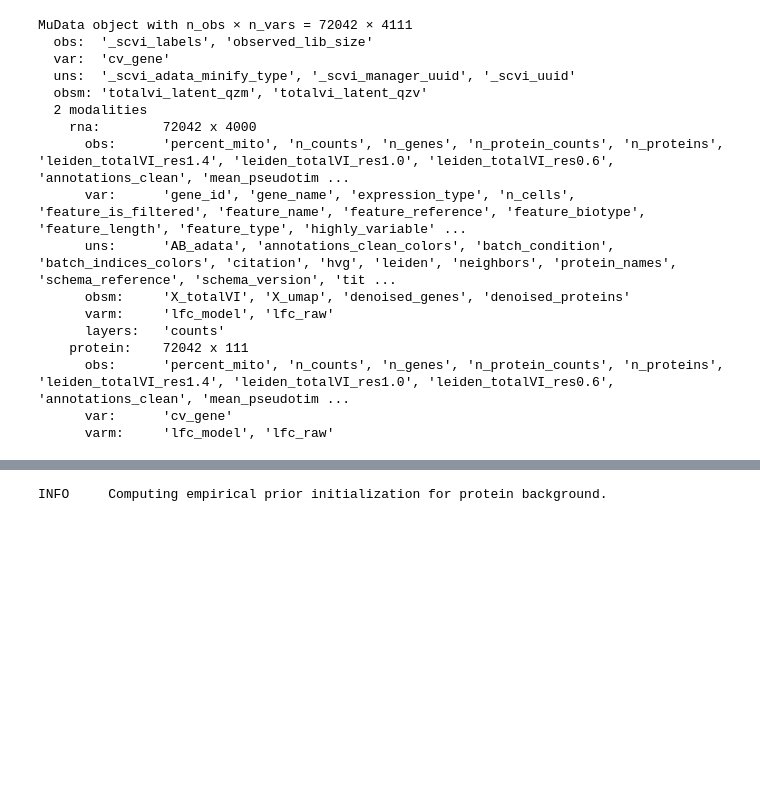
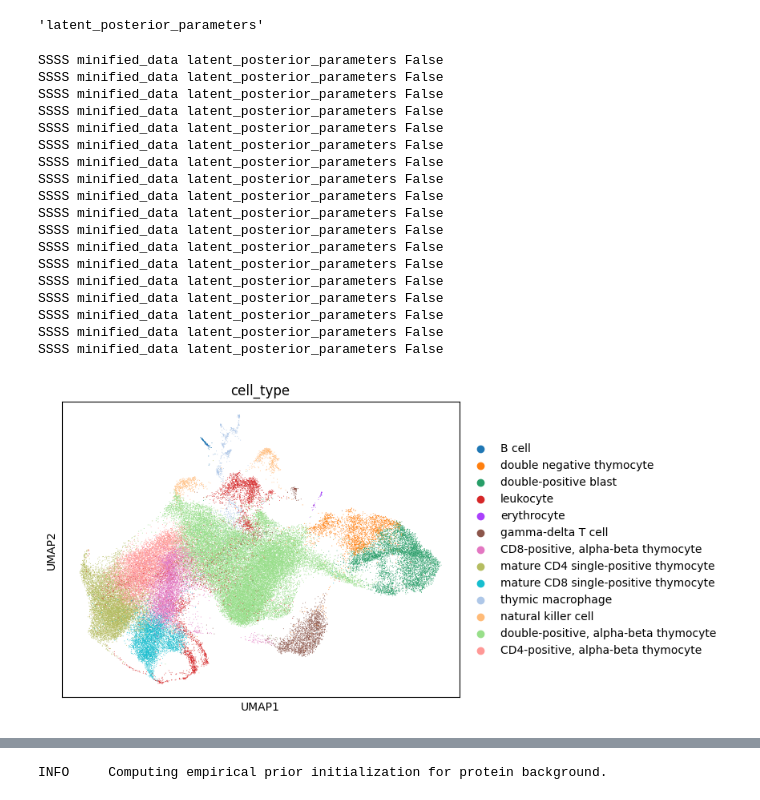
Before and after one commit to YosefLab/scvi-hub-models, a Jupyter notebook: src/scvi_hub_models/test.ipynb, the cells around one changed output, grey strips where cells are left out. Cells and saved outputs as stored; diff of their text form; code cells hidden in the pictures; blank space fills up the shorter version.

```diff
--- a/src/scvi_hub_models/test.ipynb
+++ b/src/scvi_hub_models/test.ipynb
@@ -3,0 +166,9 @@
+# %%
+hmo = HubModel.pull_from_huggingface_hub(
+    repo_name="scvi-tools/mouse_thymus_cite_totalvi",
+    cache_dir=".",
+    revision="main",
+)
+# %%
+model = hmo.model
+mdata = hmo.adata
@@ -3,0 +184,4 @@
+# %%
+model.module.minified_data_type
+# %% [output]
+'latent_posterior_parameters'
@@ -4,3 +190,31 @@
+# %%
+mdata.obs[mdata['rna'].obs.columns] = mdata['rna'].obs
+# %%
+mdata.obsm['X_totalvi'] = model.get_latent_representation(batch_size=4096)
+sc.pp.neighbors(mdata, use_rep='X_totalvi')
+sc.tl.umap(mdata)
+mdata['rna'].obsm['X_umap'] = mdata.obsm['X_umap']
+sc.pl.umap(mdata['rna'], color='cell_type')
+# %% [output]
+SSSS minified_data latent_posterior_parameters False
+SSSS minified_data latent_posterior_parameters False
+SSSS minified_data latent_posterior_parameters False
+SSSS minified_data latent_posterior_parameters False
+SSSS minified_data latent_posterior_parameters False
+SSSS minified_data latent_posterior_parameters False
+SSSS minified_data latent_posterior_parameters False
+SSSS minified_data latent_posterior_parameters False
+SSSS minified_data latent_posterior_parameters False
+SSSS minified_data latent_posterior_parameters False
+SSSS minified_data latent_posterior_parameters False
+SSSS minified_data latent_posterior_parameters False
+SSSS minified_data latent_posterior_parameters False
+SSSS minified_data latent_posterior_parameters False
+SSSS minified_data latent_posterior_parameters False
+SSSS minified_data latent_posterior_parameters False
+SSSS minified_data latent_posterior_parameters False
+SSSS minified_data latent_posterior_parameters False
+[figure, added]
 # %%
 import sys
 sys.path.insert(0, '/home/cane/Documents/scvi-tools/scvi-hub-models/src')
@@ -22,23 +233,3 @@ mu = mudata.read_h5mu('/home/cane/Documents/scvi-tools/scvi-hub-models/test/mini
-# %%
-mu
-# %% [output]
-MuData object with n_obs × n_vars = 72042 × 4111
-  obs:  '_scvi_labels', 'observed_lib_size'
-  var:  'cv_gene'
-  uns:  '_scvi_adata_minify_type', '_scvi_manager_uuid', '_scvi_uuid'
-  obsm: 'totalvi_latent_qzm', 'totalvi_latent_qzv'
-  2 modalities
-    rna:        72042 x 4000
-      obs:      'percent_mito', 'n_counts', 'n_genes', 'n_protein_counts', 'n_proteins', 'leiden_totalVI_res1.4', 'leiden_totalVI_res1.0', 'leiden_totalVI_res0.6', 'annotations_clean', 'mean_pseudotim ...
-      var:      'gene_id', 'gene_name', 'expression_type', 'n_cells', 'feature_is_filtered', 'feature_name', 'feature_reference', 'feature_biotype', 'feature_length', 'feature_type', 'highly_variable' ...
-      uns:      'AB_adata', 'annotations_clean_colors', 'batch_condition', 'batch_indices_colors', 'citation', 'hvg', 'leiden', 'neighbors', 'protein_names', 'schema_reference', 'schema_version', 'tit ...
-      obsm:     'X_totalVI', 'X_umap', 'denoised_genes', 'denoised_proteins'
-      varm:     'lfc_model', 'lfc_raw'
-      layers:   'counts'
-    protein:    72042 x 111
-      obs:      'percent_mito', 'n_counts', 'n_genes', 'n_protein_counts', 'n_proteins', 'leiden_totalVI_res1.4', 'leiden_totalVI_res1.0', 'leiden_totalVI_res0.6', 'annotations_clean', 'mean_pseudotim ...
-      var:      'cv_gene'
-      varm:     'lfc_model', 'lfc_raw'
 # %%
 import logging
 from scvi_hub_models.config import json_data_store
```
Also changed, not shown: parts of 46 cells of this notebook, 6 other files.
